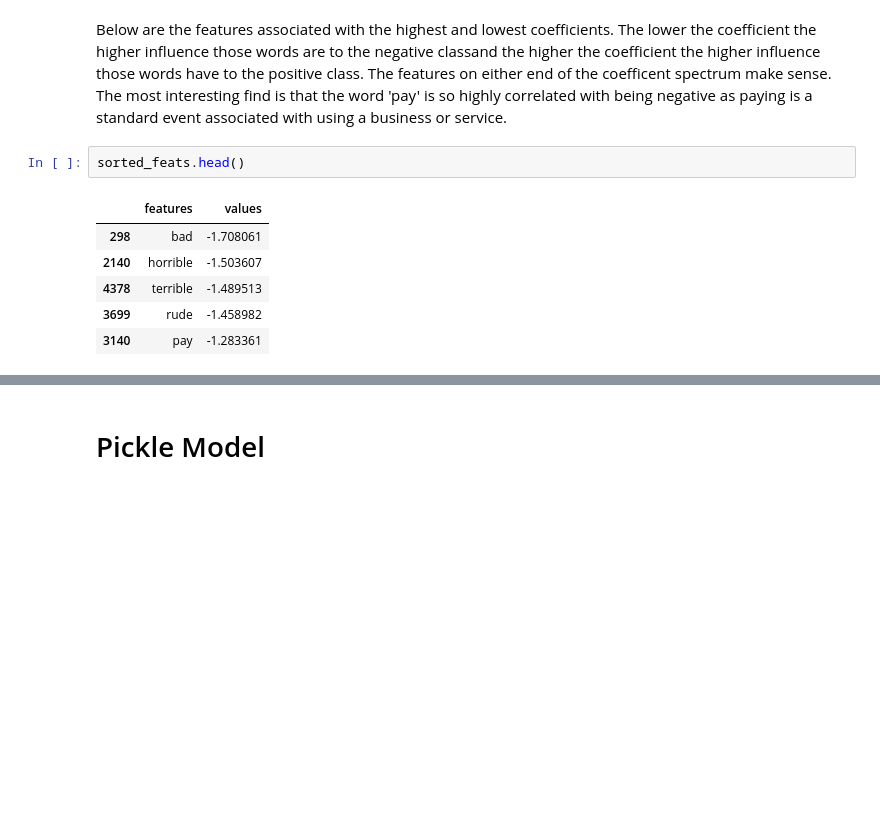
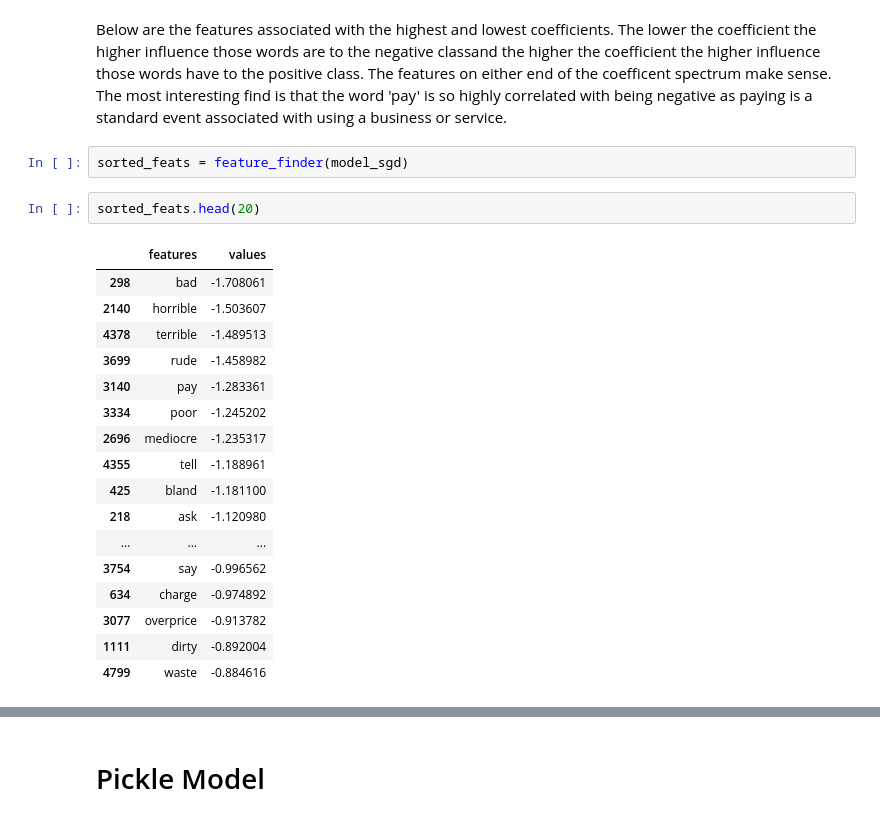
Before and after one commit to edwardsrk/yelp_reviews_tensorflow, a Jupyter notebook: yelp_final_notebook_7mil.ipynb, the cells around one changed output, grey strips where cells are left out. Cells and saved outputs as stored; diff of their text form; blank space fills up the shorter version.

```diff
--- a/yelp_final_notebook_7mil.ipynb
+++ b/yelp_final_notebook_7mil.ipynb
@@ -977,13 +972,26 @@ sorted_feats = feats.sort_values(by='values')
 # Key Features
 # %% [markdown]
 Below are the features associated with the highest and lowest coefficients. The lower the coefficient the higher influence those words are to the negative classand the higher the coefficient the higher influence those words have to the positive class. The features on either end of the coefficent spectrum make sense. The most interesting find is that the word 'pay' is so highly correlated with being negative as paying is a standard event associated with using a business or service.
+# %%
+sorted_feats = feature_finder(model_sgd)
 # %%
-sorted_feats.head()
+sorted_feats.head(20)
 # %% [output]
 |  | features | values |
 | 298 | bad | -1.708061 |
 | 2140 | horrible | -1.503607 |
 | 4378 | terrible | -1.489513 |
 | 3699 | rude | -1.458982 |
 | 3140 | pay | -1.283361 |
+| 3334 | poor | -1.245202 |
+| 2696 | mediocre | -1.235317 |
+| 4355 | tell | -1.188961 |
+| 425 | bland | -1.181100 |
+| 218 | ask | -1.120980 |
+| ... | ... | ... |
+| 3754 | say | -0.996562 |
+| 634 | charge | -0.974892 |
+| 3077 | overprice | -0.913782 |
+| 1111 | dirty | -0.892004 |
+| 4799 | waste | -0.884616 |
 # %%
```
Also changed, not shown: parts of 32 cells of this notebook.
